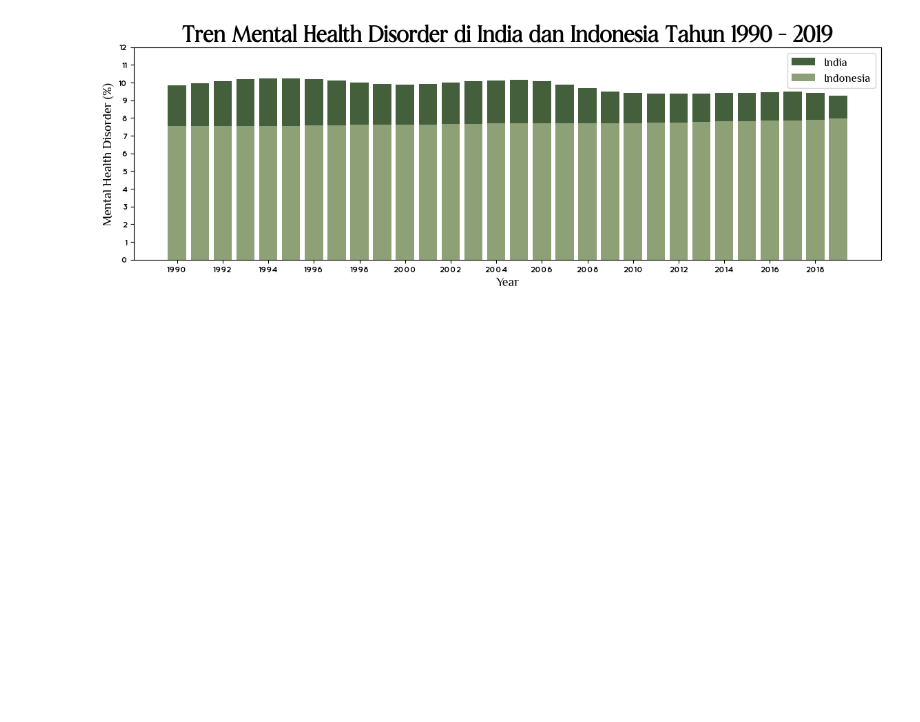
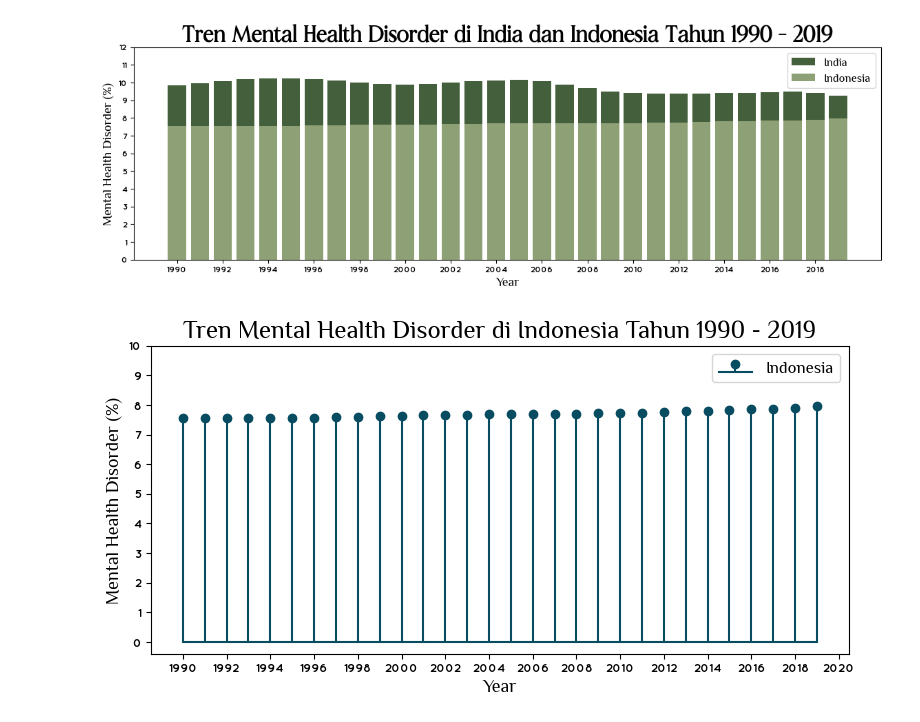
Before and after one commit to ikariyani/python-100daysChallenge, a Jupyter notebook: PROJECT/DAY 93/MENTAL HEALTH DISORDER DAY 3.ipynb, the cells around one changed output. Cells and saved outputs as stored; diff of their text form; code cells hidden in the pictures; blank space fills up the shorter version.

Commit message:
DAY 93
CASE STUDY : Mental Health Disorder Dataset - Day 3

```diff
--- a/PROJECT/DAY 93/MENTAL HEALTH DISORDER DAY 3.ipynb
+++ b/PROJECT/DAY 93/MENTAL HEALTH DISORDER DAY 3.ipynb
@@ -252,6 +333,7 @@ font2 = fm.FontProperties(fname = path2, size = 13)
 font3 = fm.FontProperties(fname = path3, size = 9)
 font4 = fm.FontProperties(fname = path, size = 20)
 font5 = fm.FontProperties(fname = path2, size = 12)
+font6 = fm.FontProperties(fname = path2, size = 18)
 # %%
 plt.figure(figsize = (14,4))
 
@@ -271,3 +353,21 @@ plt.legend(prop = font5)
 plt.show()
 # %% [output]
 [figure]
+# %%
+plt.figure(figsize = (9,4))
+
+plt.stem(indo['Year'], indo['Total'], label = 'Indonesia', basefmt = '#084c61', linefmt = '#084c61')
+
+plt.title('Tren Mental Health Disorder di Indonesia Tahun 1990 - 2019', fontproperties = font6)
+plt.xlabel('Year', fontproperties = font2)
+plt.ylabel('Mental Health Disorder (%)', fontproperties = font2)
+
+
+plt.xticks(np.arange(1990, 2022, 2), fontproperties = font3)
+plt.yticks(np.arange(0, 11, 1), fontproperties = font3)
+
+plt.legend(prop = font5)
+
+plt.show()
+# %% [output]
+[figure, added]
```
Also changed, not shown: parts of 12 cells of this notebook, 9 other files.
